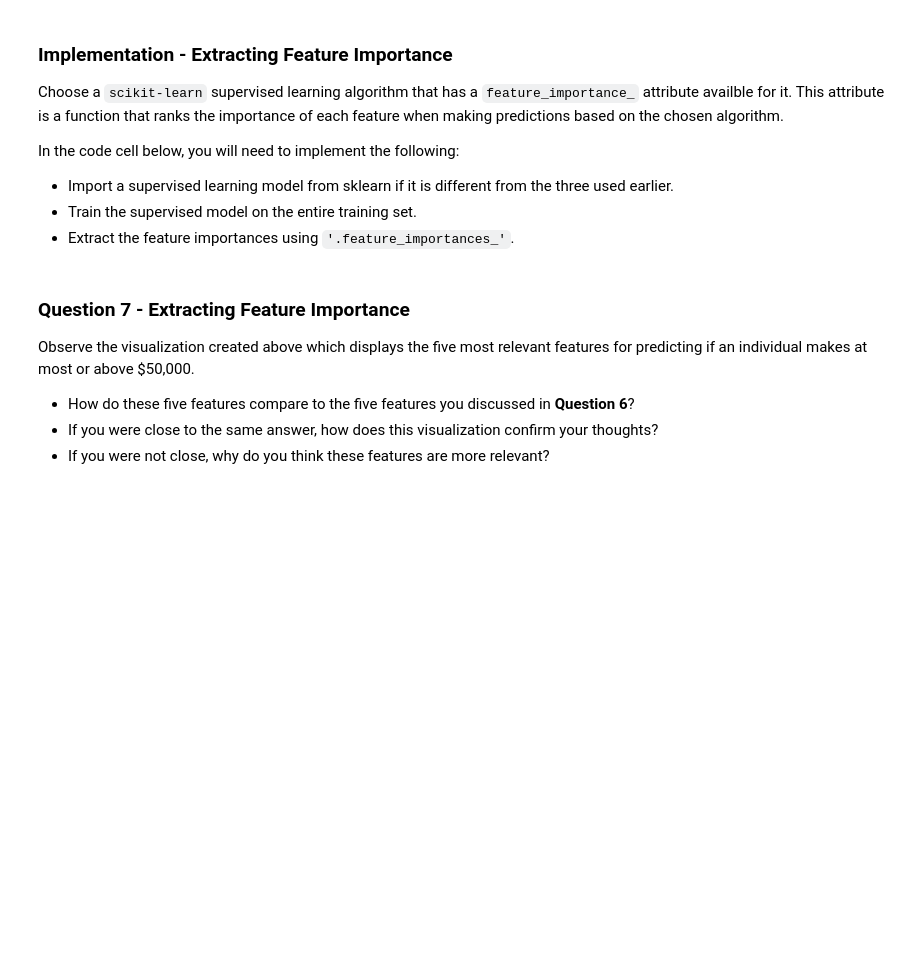
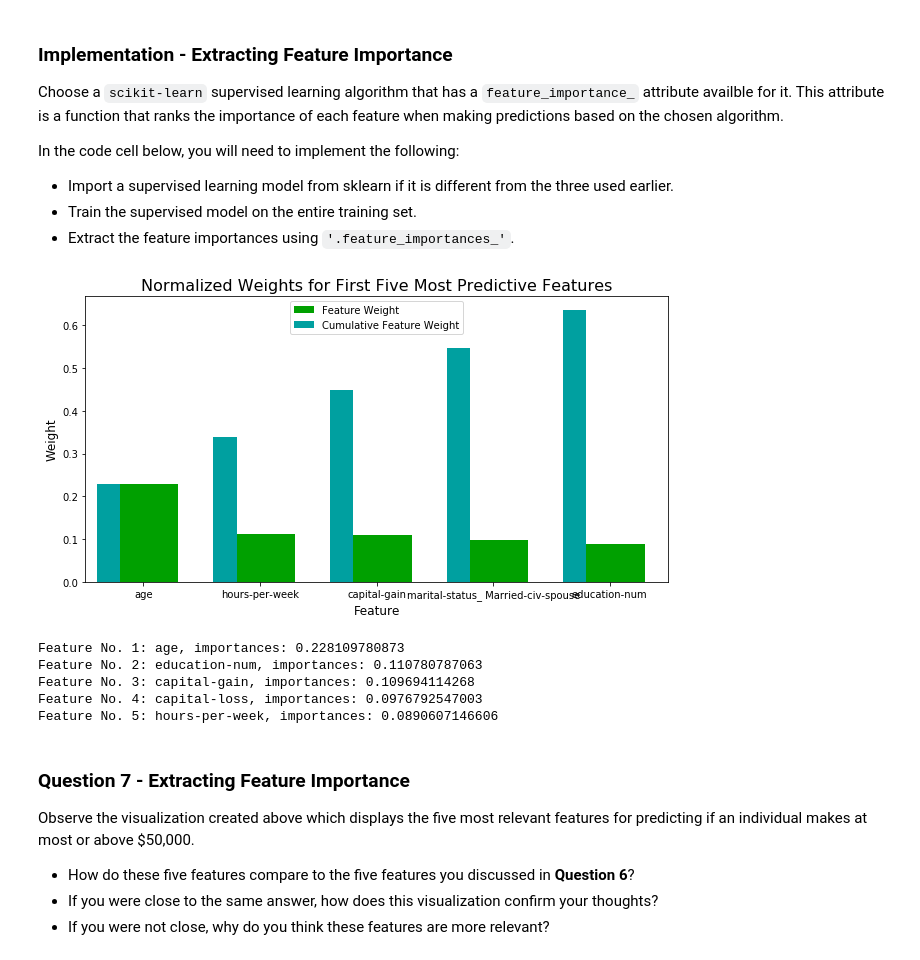
Before and after one commit to mukerong/Machine-Learning-Engineer-Nanodegree, a Jupyter notebook: P2-CharityML/finding_donors.ipynb, the cells around one changed output. Drawn from its saved outputs; the diff is of its cells as text; code cells hidden in the pictures; blank space fills up the shorter version.

Commit message:
feat: Create visualization on importance

```diff
--- a/P2-CharityML/finding_donors.ipynb
+++ b/P2-CharityML/finding_donors.ipynb
@@ -569,16 +569,36 @@ In the code cell below, you will need to implement the following:
  - Extract the feature importances using `'.feature_importances_'`.
 # %%
 # TODO: Import a supervised learning model that has 'feature_importances_'
+# TODO: Train the supervised model on the training set using .fit(X_train, y_train)
 
-
-# TODO: Train the supervised model on the training set using .fit(X_train, y_train)
-model = None
+'''
+Since I have trained a random forest at the beginning, I will use it directly.
+'''
+model = clf_C
 
 # TODO: Extract the feature importances using .feature_importances_
-importances = None
+importances = model.feature_importances_
 
 # Plot
 vs.feature_plot(importances, X_train, y_train)
+# %% [output]
+[figure, added]
+# %%
+# Print out the top 5 features
+indices = np.argsort(importances)[::-1][:5]
+for i, feature in enumerate(X_train.columns):
+    try:
+        print 'Feature No. {}: {}, importances: {}'.format(i+1,
+                                                      feature,
+                                                      importances[indices[i]])
+    except:
+        break
+# %% [output]
+Feature No. 1: age, importances: 0.228109780873
+Feature No. 2: education-num, importances: 0.110780787063
+Feature No. 3: capital-gain, importances: 0.109694114268
+Feature No. 4: capital-loss, importances: 0.0976792547003
+Feature No. 5: hours-per-week, importances: 0.0890607146606
 # %% [markdown]
 ### Question 7 - Extracting Feature Importance
 
```
Also changed, not shown: parts of 2 cells of this notebook.
